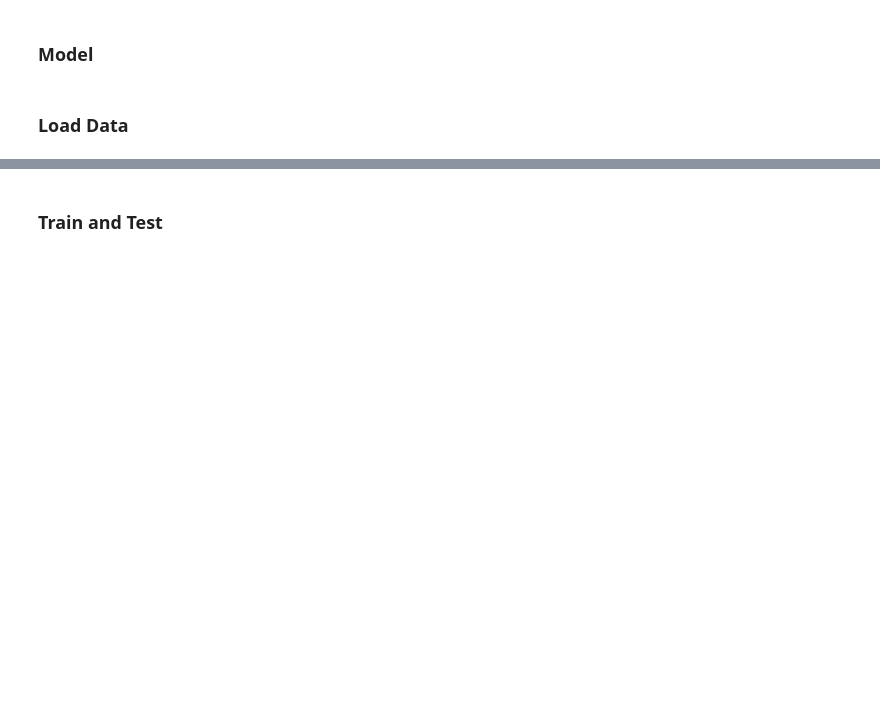
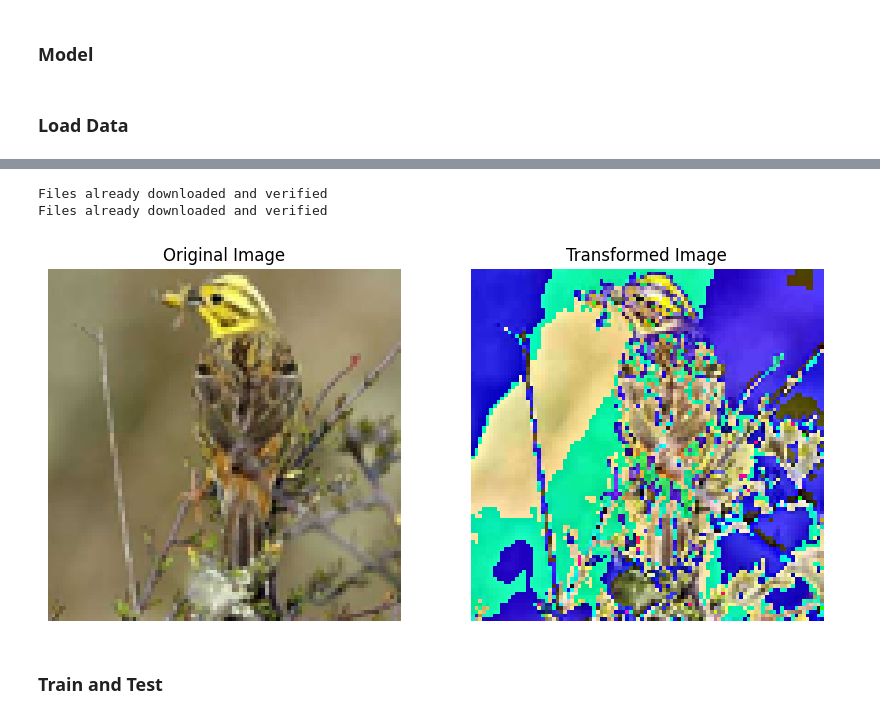
Before and after one commit to AndrewChang-cpu/CNN-STL-10, a Jupyter notebook: main.ipynb, the cells around one changed output, grey strips where cells are left out. Cells and saved outputs as stored; diff of their text form; code cells hidden in the pictures; blank space fills up the shorter version.

```diff
--- a/main.ipynb
+++ b/main.ipynb
@@ -48,3 +82,52 @@ Files already downloaded and verified
+# %%
+# Transformations for STL-10 dataset
+transform = transforms.Compose([
+    transforms.Resize((96, 96)),  # Resize to higher resolution
+    transforms.ToTensor(),       # Convert images to tensors
+    transforms.Normalize((0.5,), (0.5,))  # Normalize to [-1, 1]
+])
+
+# Load STL-10 dataset
+train_dataset = datasets.STL10(root='./data', split='train', download=True, transform=transform)
+test_dataset = datasets.STL10(root='./data', split='test', download=True, transform=transform)
+
+train_loader = DataLoader(train_dataset, batch_size=64, shuffle=True)
+test_loader = DataLoader(test_dataset, batch_size=64, shuffle=False)
+
+# Display an example image before and after transformations
+def show_transformed_images(dataset, transform):
+    fig, axes = plt.subplots(1, 2, figsize=(10, 5))
+
+    # Get a random image from the dataset
+    image, label = dataset[0]
+
+    # Display the original image
+    original_image = image.permute(1, 2, 0).numpy()
+    original_image = (original_image * 0.5) + 0.5  # De-normalize to [0, 1] range
+    axes[0].imshow(original_image)
+    axes[0].axis('off')
+    axes[0].set_title('Original Image')
+
+    # Convert tensor to PIL image
+    pil_image = transforms.ToPILImage()(image)
+
+    # Apply the transformation and display the transformed image
+    transformed_image = transform(pil_image)
+    transformed_image = transformed_image.permute(1, 2, 0).numpy()
+    transformed_image = (transformed_image * 0.5) + 0.5  # De-normalize to [0, 1] range
+
+    axes[1].imshow(transformed_image)
+    axes[1].axis('off')
+    axes[1].set_title('Transformed Image')
+
+    plt.show()
+
+# Show the images
+show_transformed_images(train_dataset, transform)
+# %% [output]
+Files already downloaded and verified
+Files already downloaded and verified
+[figure, added]
 # %% [markdown]
 ### Train and Test
 # %%
```
Also changed, not shown: parts of 8 cells of this notebook.
